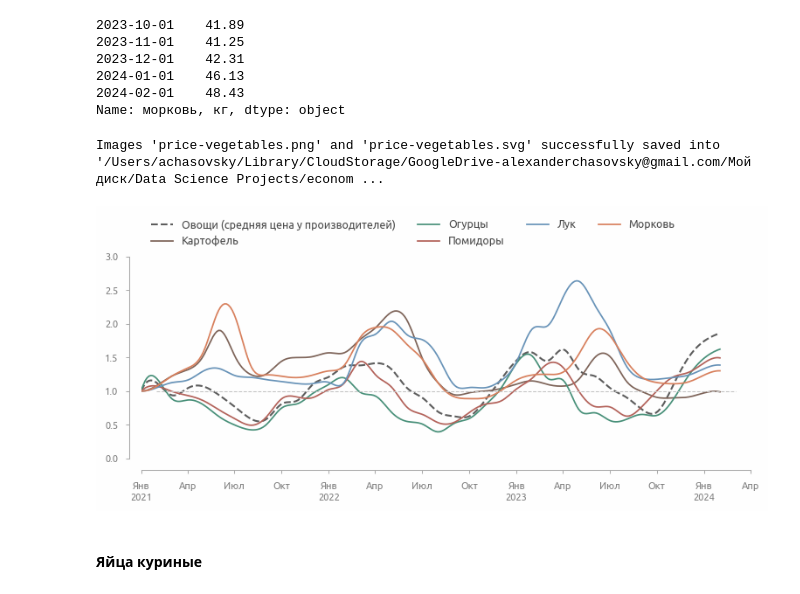
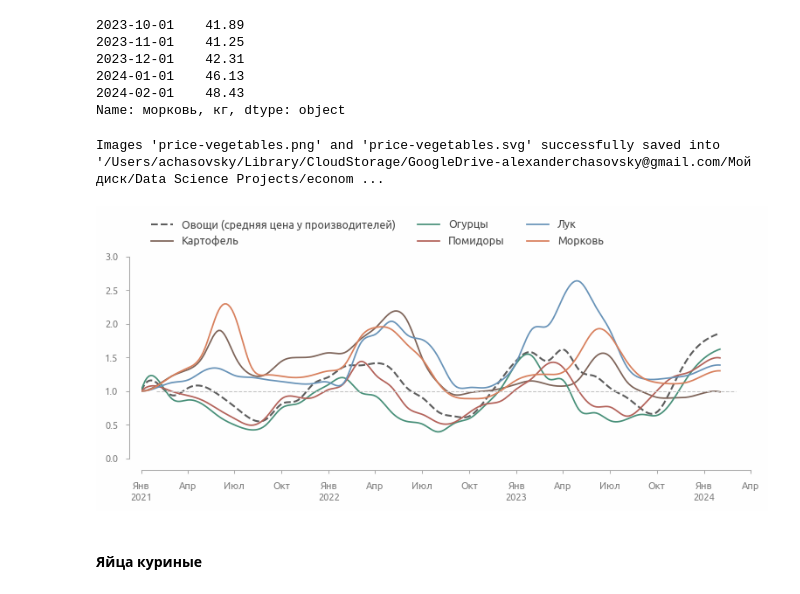
Before and after one commit to a-chasovsky/economics-rus, a Jupyter notebook: notebooks/visualization/consumer-prices-2021-2023.ipynb, the cells around one changed output. Saved outputs shown, nothing was run; the diff lists cells and outputs as text; code cells hidden in the pictures.

```diff
--- a/notebooks/visualization/consumer-prices-2021-2023.ipynb
+++ b/notebooks/visualization/consumer-prices-2021-2023.ipynb
@@ -1116,35 +1116,35 @@ plt.plot(
 plt.plot(
     smoothed(normalized_by_first(cucumber), datetime_index=True),
     lw=plots_lw, color=alpha_color(palette[3], 1), label='Огурцы')
 plt.plot(
     smoothed(normalized_by_first(tomato), datetime_index=True),
     lw=plots_lw, color=alpha_color(palette[1], 0.95), label='Помидоры')
 plt.plot(
     smoothed(normalized_by_first(onion), datetime_index=True),
     lw=plots_lw, color=alpha_color(palette[2], 0.95), label='Лук')
 plt.plot(
     smoothed(normalized_by_first(carrot), datetime_index=True),
     lw=plots_lw, color=alpha_color(palette[9], 0.95), label='Морковь')
 plt.axhline(
     1, 0.025, 0.975, lw=0.75, ls='--', color=palette[-2], zorder=10
 )
-plt.legend(**legend_inline, ncols=4)
+plt.legend(**legend_inline(3))
 # plt.title('Нормализованные цены на овощи', **title_inline)
 
 axis_date_transform(
     formatter=matplotlib.dates.DateFormatter('%b'),
     locator=matplotlib.dates.MonthLocator([1,4,7,10]))
 axis_dates_capitalize()
 axis_add_date_xaxis(offset=25)
 axis_dates_translate_months()
 
 plt.xlim(xlim)
 axis_rstyle(offset_left=10, ylim=[0, 3], yticks=[0, 3])
 
 savefig('price-vegetables', dir=save_plot_dir, dpi=100)
 # %% [output]
 Images 'price-vegetables.png' and 'price-vegetables.svg' successfully saved into '/Users/achasovsky/Library/CloudStorage/GoogleDrive-alexanderchasovsky@gmail.com/Мой диск/Data Science Projects/econom ...
-[figure, old version]
+[figure, new version]
 # %%
 set_location()
 # %% [markdown]
```
Also changed, not shown: parts of 13 cells of this notebook, 20 other files.
